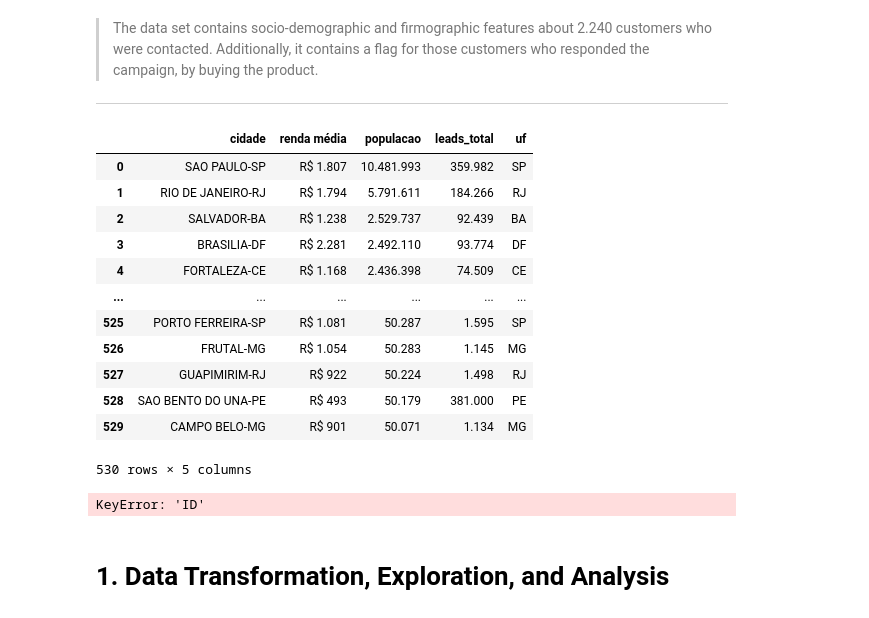
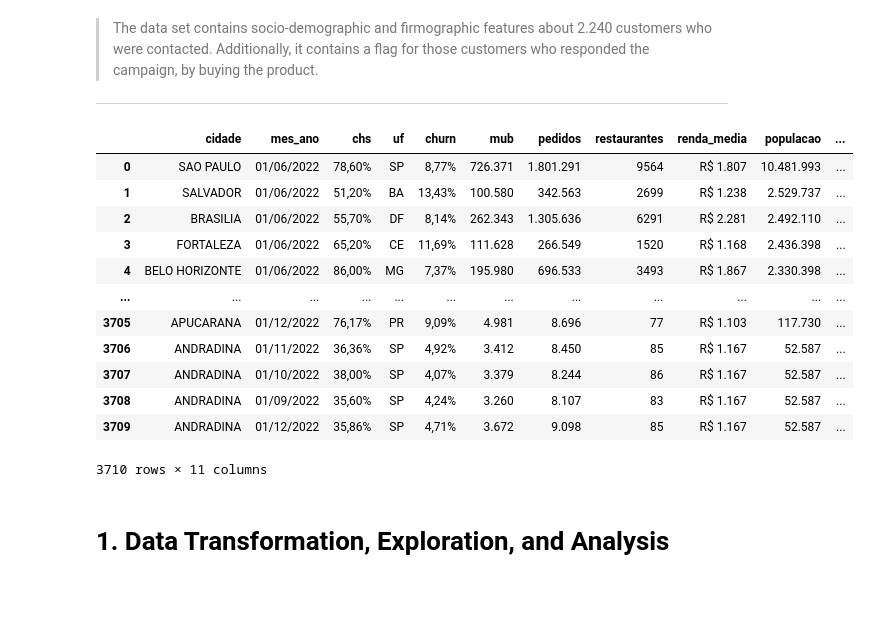
Before and after one commit to j4-metrics/Case-Ifood---Data-Analyst, a Jupyter notebook: PS_Ifood_Data_Analyst.ipynb, the cells around one changed output. Cells and saved outputs as stored; diff of their text form; code cells hidden in the pictures.

Commit message:
organized key information and performed left join

```diff
--- a/PS_Ifood_Data_Analyst.ipynb
+++ b/PS_Ifood_Data_Analyst.ipynb
@@ -19,12 +19,12 @@ import numpy as np
 # %%
 pd.set_option('display.max_columns', None)
 # %%
-# Specify the file path for each dataset
-
+# Organizing key information within each dataset
 
 chs = pd.read_csv('chs.csv')
 chs.columns = chs.columns.str.lower()
 chs["uf"] = chs['cidade-uf'].str[-2:]
+chs["cidade-uf"] = chs['cidade-uf'].str[:-3]
 chs.rename(columns={'cidade-uf': 'cidade', 'mes/ano':'mes_ano'}, inplace=True)
 
 churn = pd.read_csv('churn.csv')
@@ -43,36 +43,18 @@ reativacao = pd.read_csv('reativacao.csv')
 reativacao.columns = reativacao.columns.str.lower()
 reativacao.rename(columns={'mes/ano':'mes_ano'}, inplace=True)
 
+
 restaurantes = pd.read_csv('restaurantes.csv')
 restaurantes.columns = restaurantes.columns.str.lower()
 restaurantes["uf"] = restaurantes['cidade-uf'].str[-2:]
+restaurantes["cidade-uf"] = restaurantes['cidade-uf'].str[:-3]
 restaurantes.rename(columns={'cidade-uf': 'cidade', 'mes/ano':'mes_ano'}, inplace=True)
 
 sociodemografica = pd.read_csv('sociodemografica.csv')
 sociodemografica.columns = sociodemografica.columns.str.lower()
 sociodemografica["uf"] = sociodemografica['cidade-uf'].str[-2:]
+sociodemografica["cidade-uf"] = sociodemografica['cidade-uf'].str[:-3]
 sociodemografica.rename(columns={'cidade-uf': 'cidade',
-                                 'renda rédia':'renda_media',
+                                 'renda média':'renda_media',
                                  'população':'populacao',
                                  'leads total':'leads_total'}, inplace=True)
-# %%
-sociodemografica
-# %% [output]
-|  | cidade | renda média | populacao | leads_total | uf |
-| 0 | SAO PAULO-SP | R$ 1.807 | 10.481.993 | 359.982 | SP |
-| 1 | RIO DE JANEIRO-RJ | R$ 1.794 | 5.791.611 | 184.266 | RJ |
-| 2 | SALVADOR-BA | R$ 1.238 | 2.529.737 | 92.439 | BA |
-| 3 | BRASILIA-DF | R$ 2.281 | 2.492.110 | 93.774 | DF |
-| 4 | FORTALEZA-CE | R$ 1.168 | 2.436.398 | 74.509 | CE |
-| ... | ... | ... | ... | ... | ... |
-| 525 | PORTO FERREIRA-SP | R$ 1.081 | 50.287 | 1.595 | SP |
-| 526 | FRUTAL-MG | R$ 1.054 | 50.283 | 1.145 | MG |
-| 527 | GUAPIMIRIM-RJ | R$ 922 | 50.224 | 1.498 | RJ |
-| 528 | SAO BENTO DO UNA-PE | R$ 493 | 50.179 | 381.000 | PE |
-| 529 | CAMPO BELO-MG | R$ 901 | 50.071 | 1.134 | MG |
-530 rows × 5 columns
-# %%
-# Checking for unique ids
-print("We have {0} rows and {1} unique individuals.".format(df.shape[0], df["ID"].nunique()))
-# %% [output]
-KeyError: 'ID'
@@ -79,3 +63,37 @@ KeyError: 'ID'
+# %%
+duckdb.query("select a.*,\
+                     b.churn,\
+                     c.mub,\
+                     d.pedidos,\
+                     e.restaurantes,\
+                     f.renda_media,\
+                     f.populacao,\
+                     f.leads_total\
+                from chs a\
+           left join churn b\
+                  on a.uf = b.uf and a.mes_ano = b.mes_ano and a.cidade = b.cidade\
+           left join mub c\
+                  on a.uf = c.uf and a.mes_ano = c.mes_ano and a.cidade = c.cidade\
+           left join pedidos d\
+                  on a.uf = d.uf and a.mes_ano = d.mes_ano and a.cidade = d.cidade\
+           left join restaurantes e\
+                  on a.uf = e.uf and a.mes_ano = e.mes_ano and a.cidade = e.cidade\
+           left join sociodemografica f\
+                  on a.uf = f.uf and a.cidade = f.cidade").to_df()
+# %% [output]
+|  | cidade | mes_ano | chs | uf | churn | mub | pedidos | restaurantes | renda_media | populacao | ... |
+| 0 | SAO PAULO | 01/06/2022 | 78,60% | SP | 8,77% | 726.371 | 1.801.291 | 9564 | R$ 1.807 | 10.481.993 | ... |
+| 1 | SALVADOR | 01/06/2022 | 51,20% | BA | 13,43% | 100.580 | 342.563 | 2699 | R$ 1.238 | 2.529.737 | ... |
+| 2 | BRASILIA | 01/06/2022 | 55,70% | DF | 8,14% | 262.343 | 1.305.636 | 6291 | R$ 2.281 | 2.492.110 | ... |
+| 3 | FORTALEZA | 01/06/2022 | 65,20% | CE | 11,69% | 111.628 | 266.549 | 1520 | R$ 1.168 | 2.436.398 | ... |
+| 4 | BELO HORIZONTE | 01/06/2022 | 86,00% | MG | 7,37% | 195.980 | 696.533 | 3493 | R$ 1.867 | 2.330.398 | ... |
+| ... | ... | ... | ... | ... | ... | ... | ... | ... | ... | ... | ... |
+| 3705 | APUCARANA | 01/12/2022 | 76,17% | PR | 9,09% | 4.981 | 8.696 | 77 | R$ 1.103 | 117.730 | ... |
+| 3706 | ANDRADINA | 01/11/2022 | 36,36% | SP | 4,92% | 3.412 | 8.450 | 85 | R$ 1.167 | 52.587 | ... |
+| 3707 | ANDRADINA | 01/10/2022 | 38,00% | SP | 4,07% | 3.379 | 8.244 | 86 | R$ 1.167 | 52.587 | ... |
+| 3708 | ANDRADINA | 01/09/2022 | 35,60% | SP | 4,24% | 3.260 | 8.107 | 83 | R$ 1.167 | 52.587 | ... |
+| 3709 | ANDRADINA | 01/12/2022 | 35,86% | SP | 4,71% | 3.672 | 9.098 | 85 | R$ 1.167 | 52.587 | ... |
+3710 rows × 11 columns
 # %% [markdown]
 # 1. Data Transformation, Exploration, and Analysis
 # %% [markdown]
```
Also changed, not shown: parts of 1 cell of this notebook.
